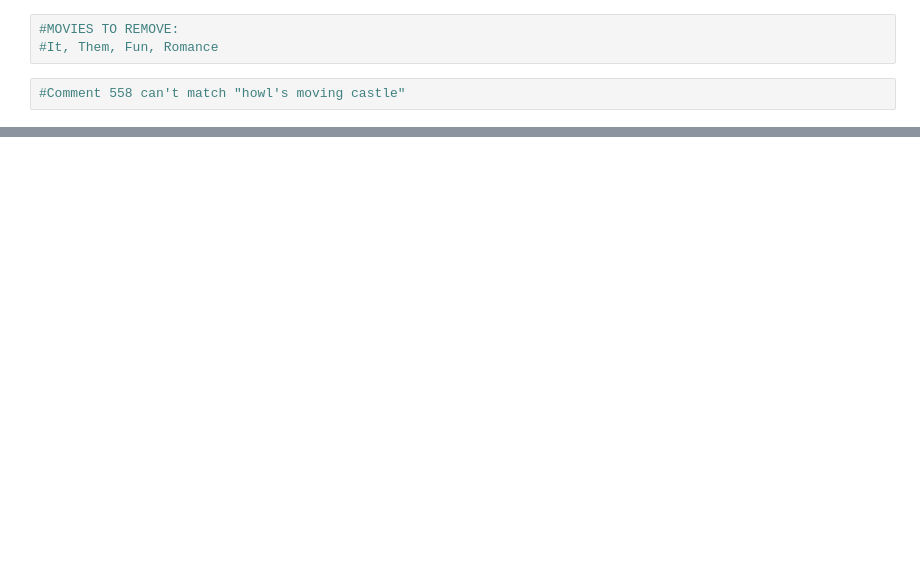
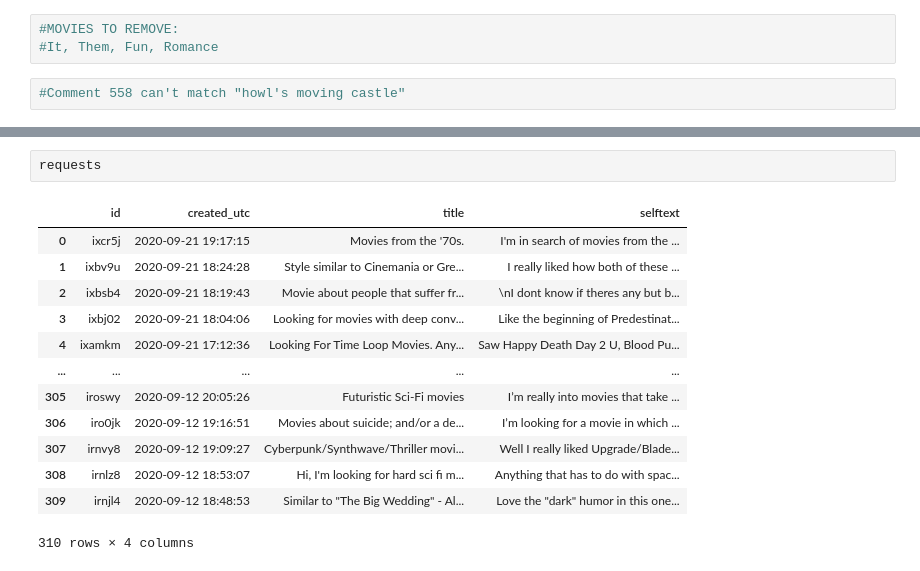
Before and after one commit to calebwx/NLP-Movie-Recommender, a Jupyter notebook: Building Database.ipynb, the cells around one changed output, grey strips where cells are left out. Saved outputs shown, nothing was run; the diff lists cells and outputs as text; blank space fills up the shorter version.

```diff
--- a/Building Database.ipynb
+++ b/Building Database.ipynb
@@ -200,0 +219,16 @@ patterns
+# %%
+requests
+# %% [output]
+|  | id | created_utc | title | selftext |
+| 0 | ixcr5j | 2020-09-21 19:17:15 | Movies from the '70s. | I'm in search of movies from the ... |
+| 1 | ixbv9u | 2020-09-21 18:24:28 | Style similar to Cinemania or Gre... | I really liked how both of these ... |
+| 2 | ixbsb4 | 2020-09-21 18:19:43 | Movie about people that suffer fr... | \nI dont know if theres any but b... |
+| 3 | ixbj02 | 2020-09-21 18:04:06 | Looking for movies with deep conv... | Like the beginning of Predestinat... |
+| 4 | ixamkm | 2020-09-21 17:12:36 | Looking For Time Loop Movies. Any... | Saw Happy Death Day 2 U, Blood Pu... |
+| ... | ... | ... | ... | ... |
+| 305 | iroswy | 2020-09-12 20:05:26 | Futuristic Sci-Fi movies | I’m really into movies that take ... |
+| 306 | iro0jk | 2020-09-12 19:16:51 | Movies about suicide; and/or a de... | I’m looking for a movie in which ... |
+| 307 | irnvy8 | 2020-09-12 19:09:27 | Cyberpunk/Synthwave/Thriller movi... | Well I really liked Upgrade/Blade... |
+| 308 | irnlz8 | 2020-09-12 18:53:07 | Hi, I'm looking for hard sci fi m... | Anything that has to do with spac... |
+| 309 | irnjl4 | 2020-09-12 18:48:53 | Similar to "The Big Wedding" - Al... | Love the "dark" humor in this one... |
+310 rows × 4 columns
```
Also changed, not shown: parts of 43 cells of this notebook, 3 other files.
